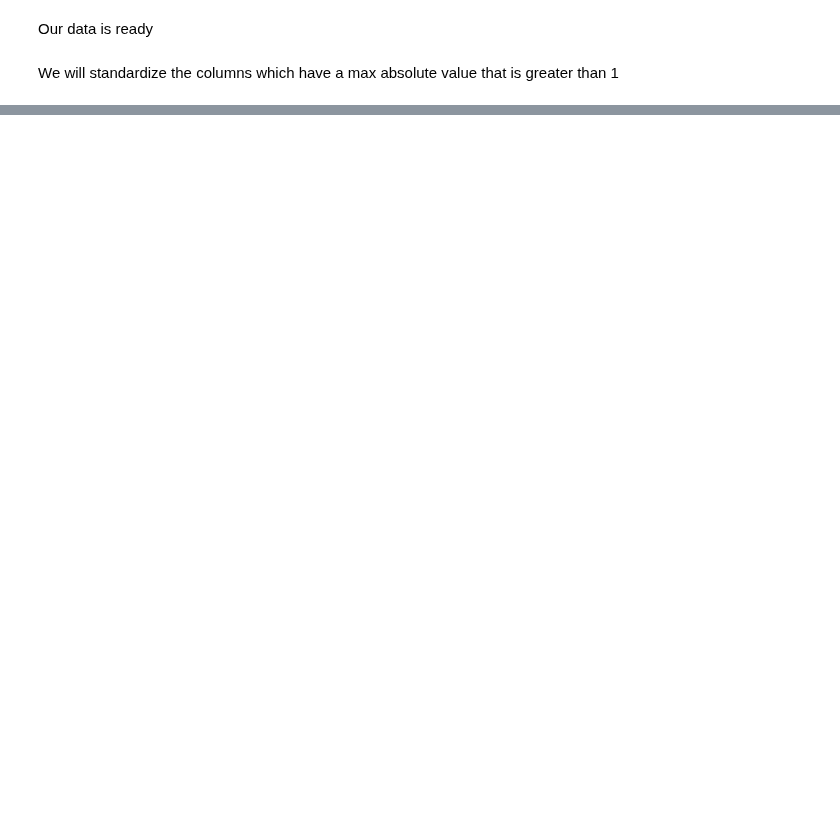
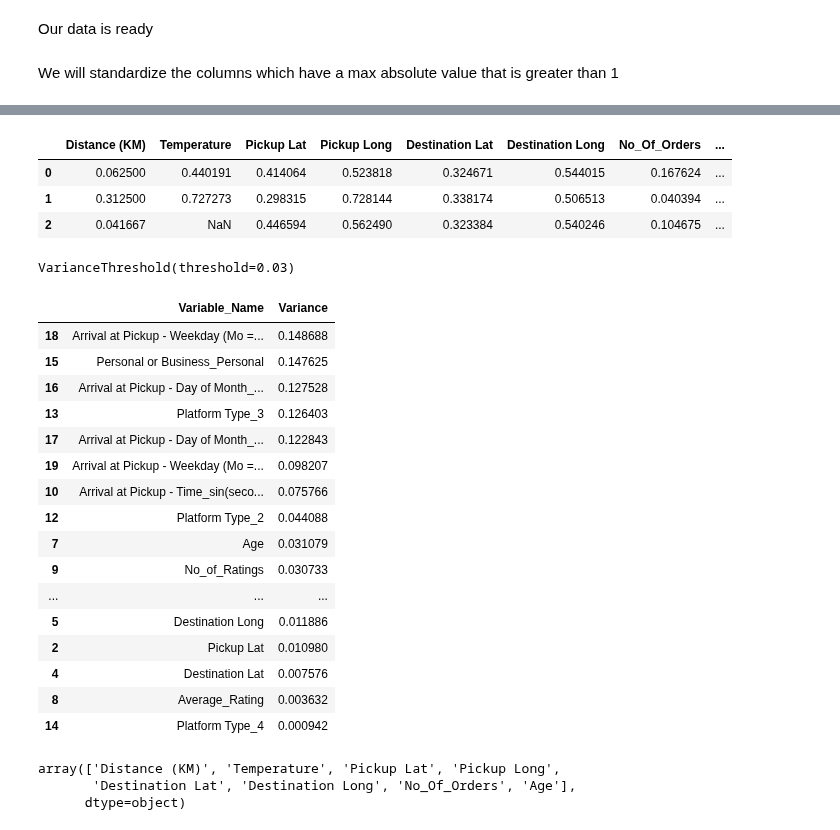
Before and after one commit to Mangalis0/Zindi-Regression-Hackathon, a Jupyter notebook: sam_regression.ipynb, the cells around one changed output, grey strips where cells are left out. Drawn from its saved outputs; the diff is of its cells as text; code cells hidden in the pictures; blank space fills up the shorter version.

```diff
--- a/sam_regression.ipynb
+++ b/sam_regression.ipynb
@@ -415,0 +550,51 @@ X1.head(10)
+# %%
+X_normalize.head(3)
+# %% [output]
+|  | Distance (KM) | Temperature | Pickup Lat | Pickup Long | Destination Lat | Destination Long | No_Of_Orders | ... |
+| 0 | 0.062500 | 0.440191 | 0.414064 | 0.523818 | 0.324671 | 0.544015 | 0.167624 | ... |
+| 1 | 0.312500 | 0.727273 | 0.298315 | 0.728144 | 0.338174 | 0.506513 | 0.040394 | ... |
+| 2 | 0.041667 | NaN | 0.446594 | 0.562490 | 0.323384 | 0.540246 | 0.104675 | ... |
+# %%
+from sklearn.feature_selection import VarianceThreshold
+
+# Create VarianceThreshold object
+selector = VarianceThreshold(threshold=0.03)
+
+# Use the object to apply the threshold on data
+selector.fit(X_normalize)
+# %% [output]
+VarianceThreshold(threshold=0.03)
+# %%
+# Get column variances
+column_variances = selector.variances_
+
+vars_dict = {}
+vars_dict = [{"Variable_Name": c_name, "Variance": c_var}
+             for c_name, c_var in zip(X_normalize.columns, column_variances)]
+df_vars = pd.DataFrame(vars_dict)
+df_vars.sort_values(by='Variance', ascending=False)
+# %% [output]
+|  | Variable_Name | Variance |
+| 18 | Arrival at Pickup - Weekday (Mo =... | 0.148688 |
+| 15 | Personal or Business_Personal | 0.147625 |
+| 16 | Arrival at Pickup - Day of Month_... | 0.127528 |
+| 13 | Platform Type_3 | 0.126403 |
+| 17 | Arrival at Pickup - Day of Month_... | 0.122843 |
+| 19 | Arrival at Pickup - Weekday (Mo =... | 0.098207 |
+| 10 | Arrival at Pickup - Time_sin(seco... | 0.075766 |
+| 12 | Platform Type_2 | 0.044088 |
+| 7 | Age | 0.031079 |
+| 9 | No_of_Ratings | 0.030733 |
+| ... | ... | ... |
+| 5 | Destination Long | 0.011886 |
+| 2 | Pickup Lat | 0.010980 |
+| 4 | Destination Lat | 0.007576 |
+| 8 | Average_Rating | 0.003632 |
+| 14 | Platform Type_4 | 0.000942 |
+# %%
+lowvar = np.array(df_vars.loc[range(8)]['Variable_Name'])
+lowvar
+# %% [output]
+array(['Distance (KM)', 'Temperature', 'Pickup Lat', 'Pickup Long',
+       'Destination Lat', 'Destination Long', 'No_Of_Orders', 'Age'],
+      dtype=object)
```
Also changed, not shown: parts of 52 cells of this notebook.
